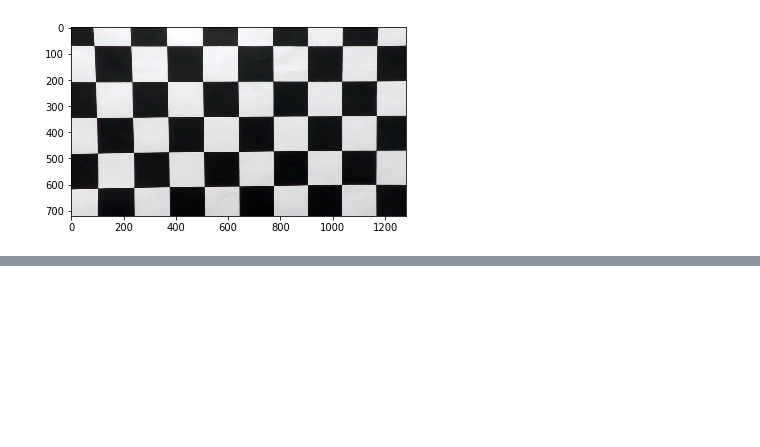
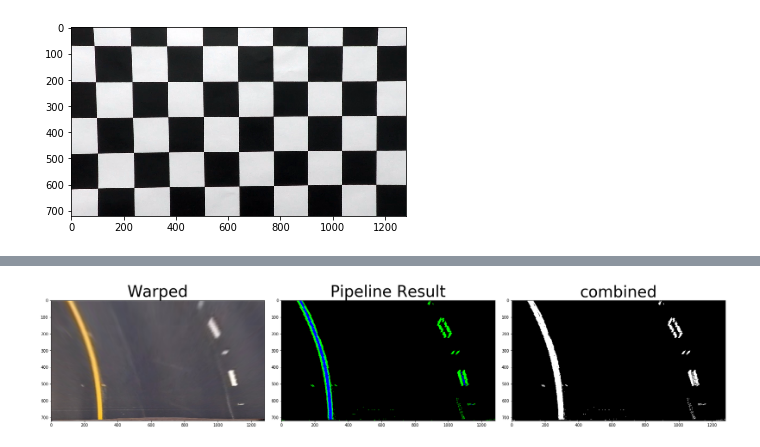
Before and after one commit to shahramk61/CarND-Advanced-Lane-Lines, a Jupyter notebook: example.ipynb, the cells around one changed output, grey strips where cells are left out. Saved outputs shown, nothing was run; the diff lists cells and outputs as text; code cells hidden in the pictures; blank space fills up the shorter version.

```diff
--- a/example.ipynb
+++ b/example.ipynb
@@ -177,6 +183,26 @@ def warper(img):
     [offset, img.shape[0]]])
 
     M = cv2.getPerspectiveTransform(src, dst)
-    warped = cv2.warpPerspective(img, M, (img.shape[1], img.shape[0]), flags=cv2.INTER_NEAREST)  # keep same size as input image
+    warped = cv2.warpPerspective(img, M, (img.shape[1], img.shape[0]))  # keep same size as input image
 
     return warped
+# %%
+img =plt.imread("./test_images/test2.jpg")
+img = cal_undistort(img, objpoints, imgpoints)
+test = warper(img)
+result, combined = pipeline(test)
+f, (ax1, ax2, ax3) = plt.subplots(1, 3, figsize=(24, 9))
+f.tight_layout()
+
+ax1.imshow(test)
+ax1.set_title('Warped', fontsize=40)
+
+ax2.imshow(result)
+ax2.set_title('Pipeline Result', fontsize=40)
+plt.subplots_adjust(left=0., right=1, top=0.9, bottom=0.)
+
+ax3.imshow(combined,cmap="gray")
+ax3.set_title('combined', fontsize=40)
+plt.subplots_adjust(left=0., right=1, top=0.9, bottom=0.)
+# %% [output]
+[figure, added]
```
Also changed, not shown: parts of 16 cells of this notebook.
